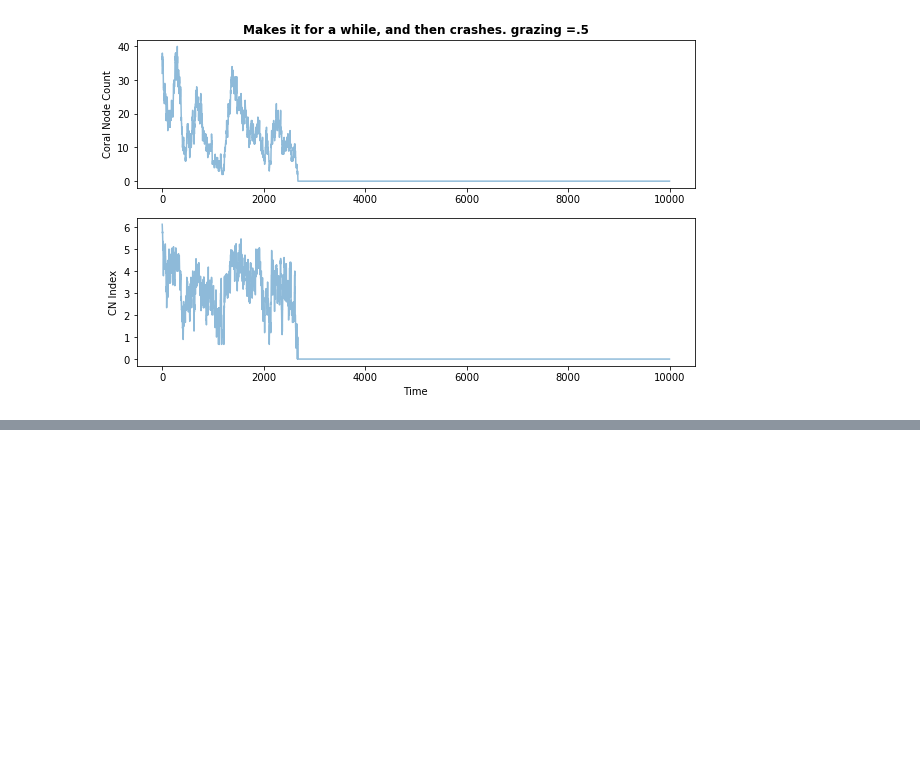
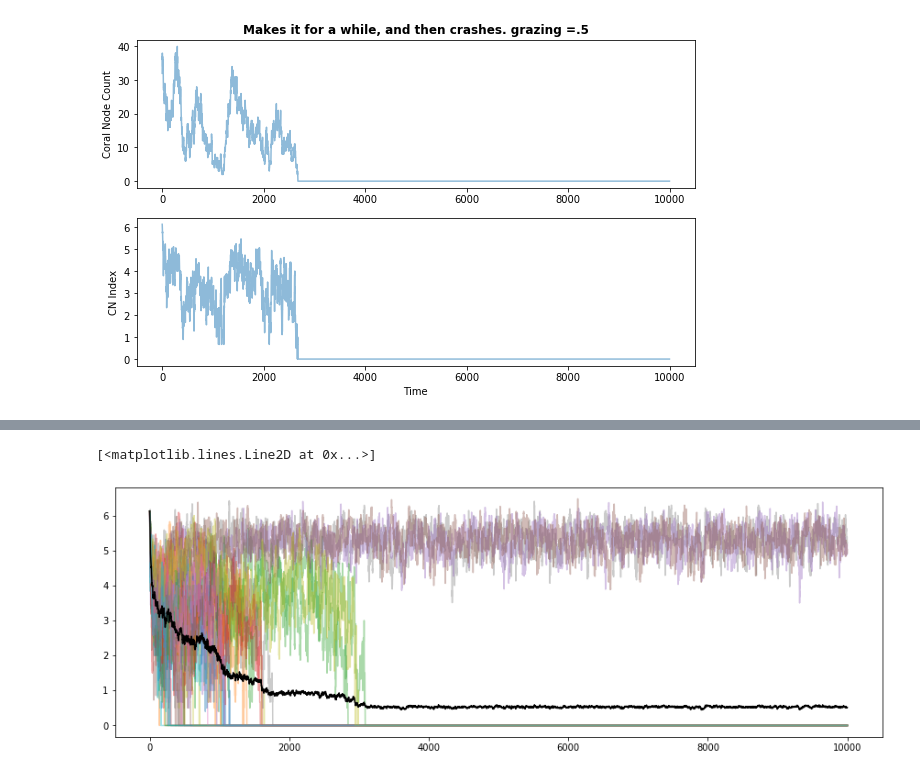
Before and after one commit to rneuhausler/coralModel-analyses, a Jupyter notebook: scripts/coralModelTracking.ipynb, the cells around one changed output, grey strips where cells are left out. Saved outputs shown, nothing was run; the diff lists cells and outputs as text; code cells hidden in the pictures; blank space fills up the shorter version.

```diff
--- a/scripts/coralModelTracking.ipynb
+++ b/scripts/coralModelTracking.ipynb
@@ -899,0 +1091,10 @@ timeSeriesPlotter(item=LowGrazing.simulation[7],
+# %%
+CN = np.divide(N, C, out=np.zeros_like(a), where=b!=0)
+CNmean = CN.mean(axis=1)
+
+plt.figure(figsize=(15, 5))
+plt.plot(x, CN, alpha=0.4)
+plt.plot(x, CNmean, 'black')
+# %% [output]
+[<matplotlib.lines.Line2D at 0x...>]
+[figure, added]
```
Also changed, not shown: parts of 32 cells of this notebook, 1 other file.
